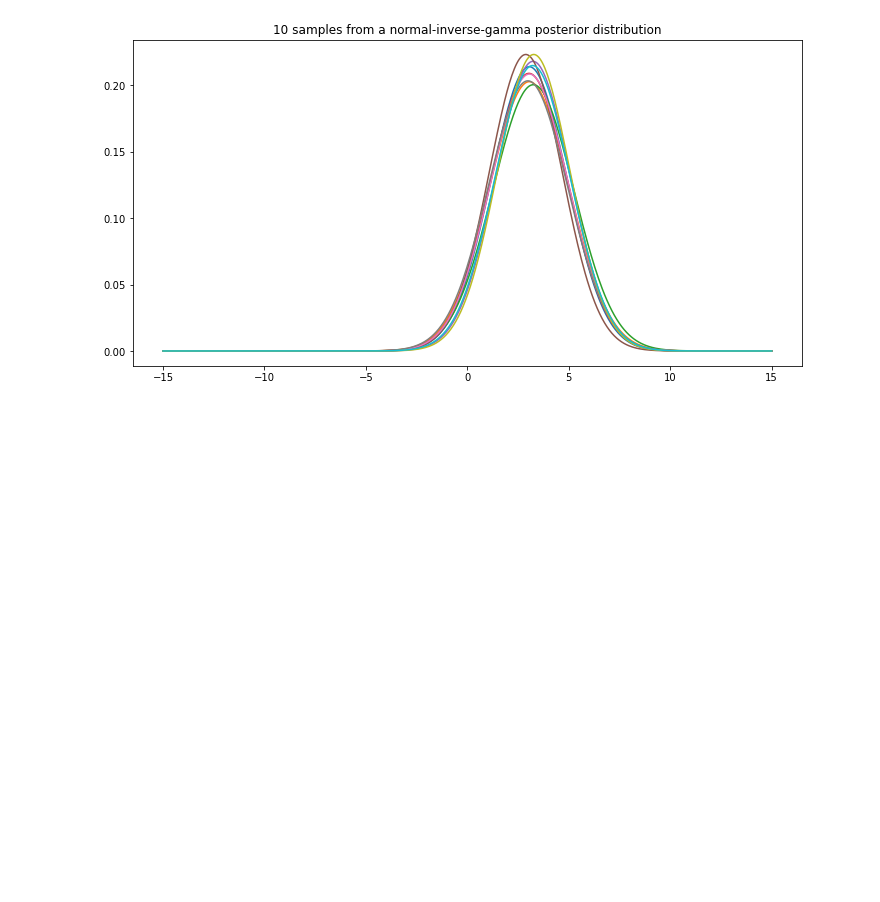
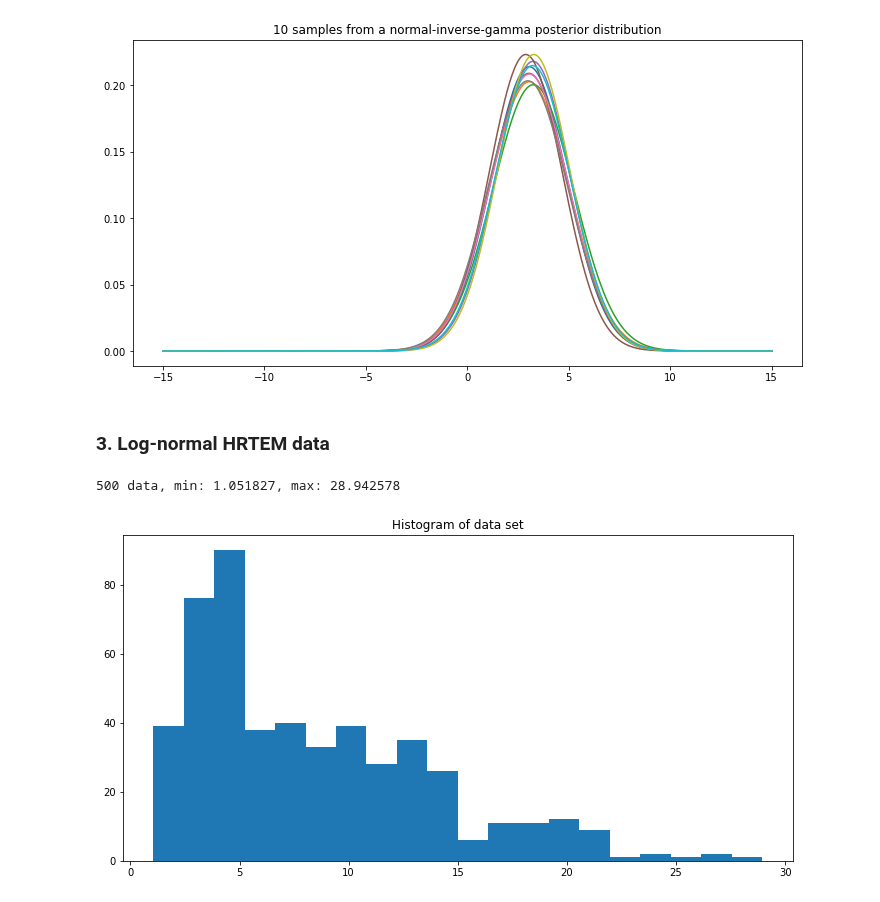
Before and after one commit to Inventrohyder/cs146, a Jupyter notebook: Assignments/assignment-3/notebook.ipynb, the cells around one changed output. Cells and saved outputs as stored; diff of their text form; code cells hidden in the pictures; blank space fills up the shorter version.

Commit message:
✨ feat: load hrtem data

```diff
--- a/Assignments/assignment-3/notebook.ipynb
+++ b/Assignments/assignment-3/notebook.ipynb
@@ -227,3 +227,19 @@ plt.title('%i samples from a normal-inverse-gamma posterior distribution' % num_
 plt.show()
 # %% [output]
 [figure]
+# %% [markdown]
+### 3. Log-normal HRTEM data
+# %%
+# Load data: read the particle sizes (in nanometers) from a CSV file.
+data = np.loadtxt('hrtem.csv')
+print('%i data, min: %f, max: %f' % (len(data), min(data), max(data)))
+# %% [output]
+500 data, min: 1.051827, max: 28.942578
+# %%
+# Data are very skew and all values are positive, so probably non-normal.
+plt.figure(figsize=(12,6))
+plt.hist(data, bins=20)
+plt.title('Histogram of data set')
+plt.show()
+# %% [output]
+[figure, added]
```
Also changed, not shown: 1 other file.
